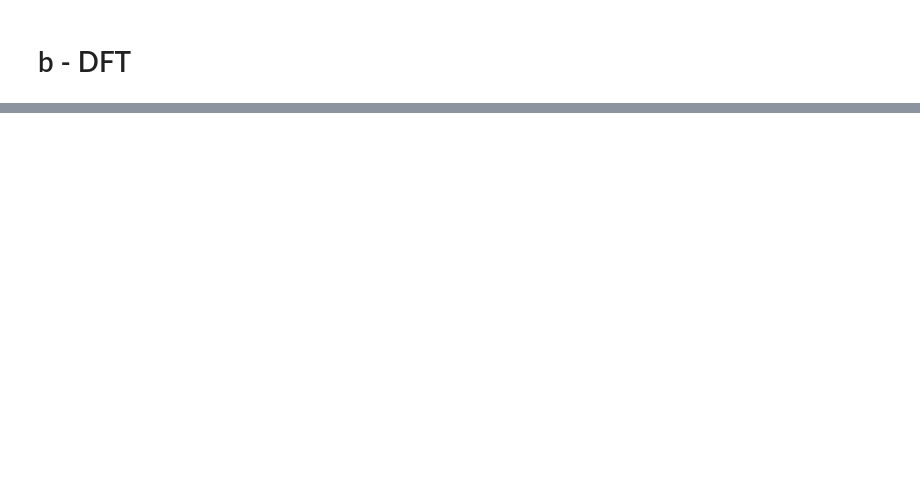
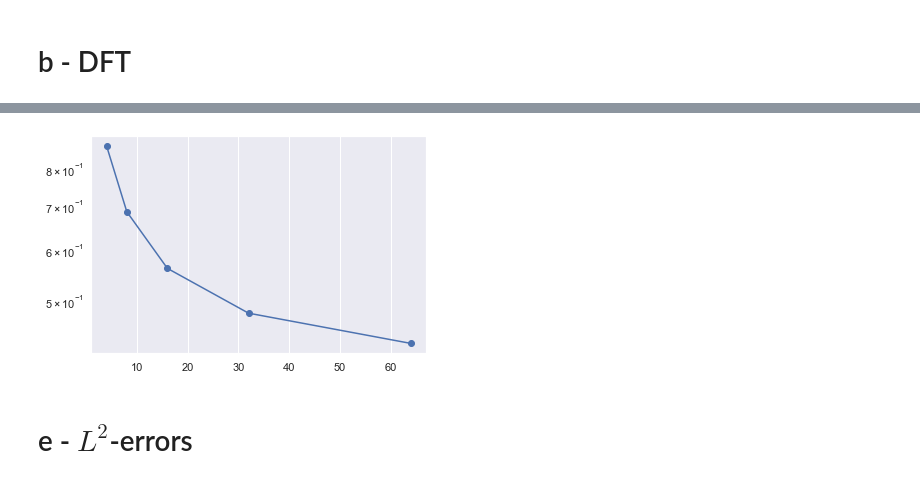
Before and after one commit to JeppeKlitgaard/02689-Advanced-Numerical-Methods, a Jupyter notebook: 1_fourier.ipynb, the cells around one changed output, grey strips where cells are left out. Saved outputs shown, nothing was run; the diff lists cells and outputs as text; code cells hidden in the pictures; blank space fills up the shorter version.

```diff
--- a/1_fourier.ipynb
+++ b/1_fourier.ipynb
@@ -98,0 +160,27 @@ for N in Ns:
+# %%
+v = lambda x : np.exp(np.sin(x))
+
+vm = lambda x : np.exp(np.sin(x)) * np.cos(x)
+
+
+Ns = [4, 8, 16, 32, 64]
+
+errors = np.zeros_like(Ns, dtype=float)
+
+for (i, N) in enumerate(Ns):
+    xN = 2 * np.pi * np.arange(N + 1) / N
+
+    D = diff_mat(N + 1)
+
+    diffx = D @ v(xN)
+
+    errors[i] = np.linalg.norm(diffx - vm(xN))/(N+1)
+
+
+plt.plot(Ns, errors, '-bo')
+plt.gca().set_yscale('log')
+plt.show()
+# %% [output]
+[figure, added]
+# %% [markdown]
+# e - $L^2$-errors
```
Also changed, not shown: parts of 6 cells of this notebook.
